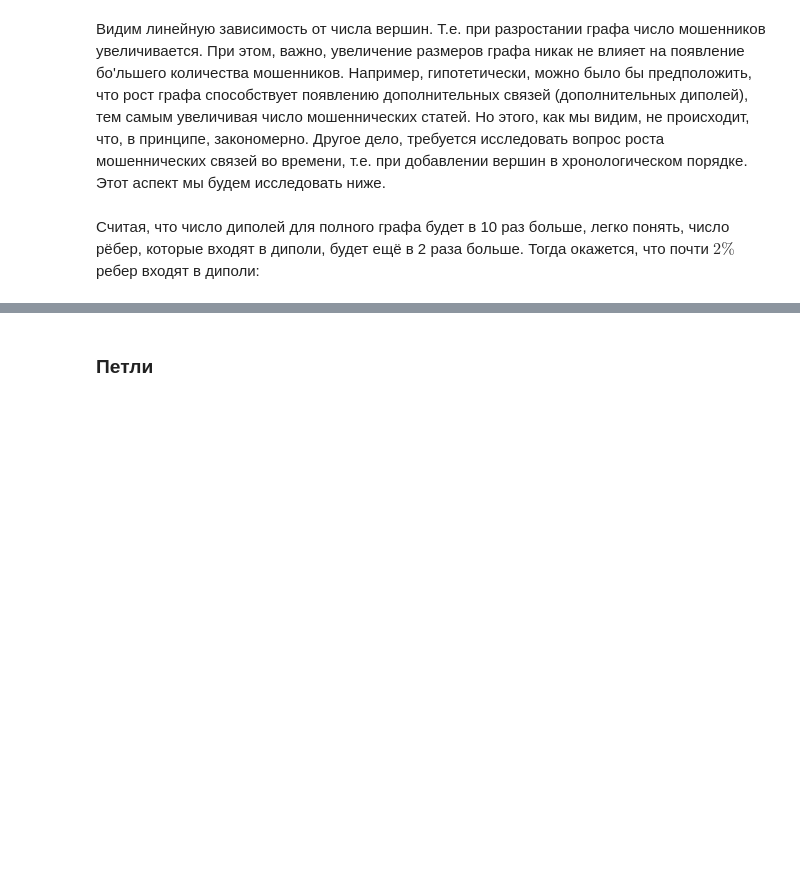
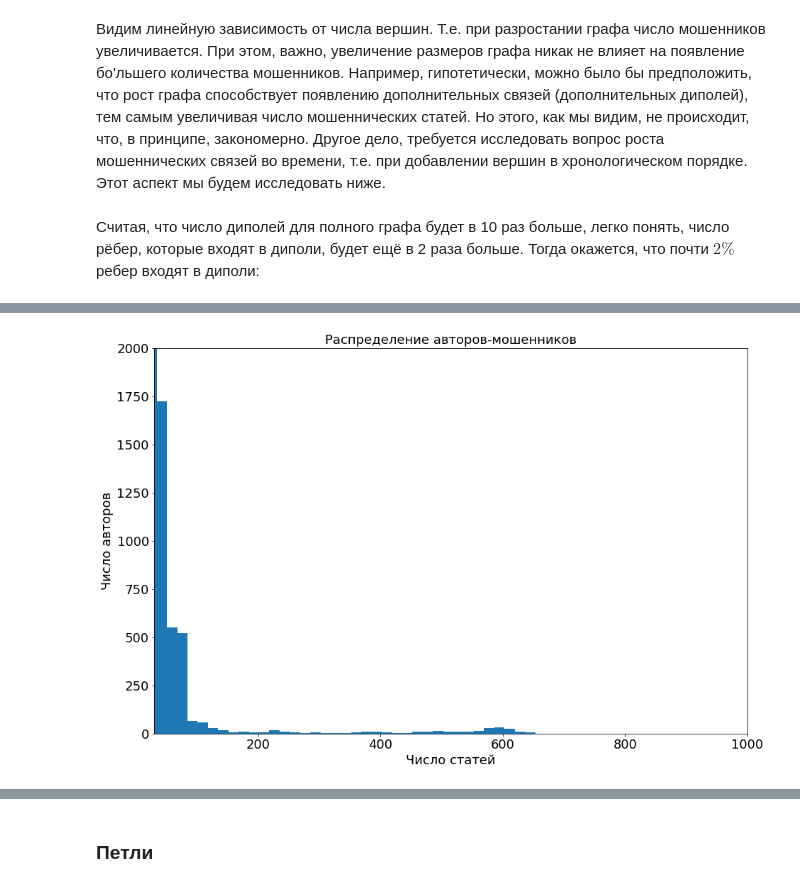
Before and after one commit to Hedgehogues/MSU_PZAD, a Jupyter notebook: HW-graph/Untitled.ipynb, the cells around one changed output, grey strips where cells are left out. Saved outputs shown, nothing was run; the diff lists cells and outputs as text; code cells hidden in the pictures; blank space fills up the shorter version.

```diff
--- a/HW-graph/Untitled.ipynb
+++ b/HW-graph/Untitled.ipynb
@@ -742,0 +779,12 @@ del sizes_subgraph
+# %%
+plt.figure(figsize=(15, 10))
+plt.hist(counts, bins=40)
+plt.xlabel('Число статей', fontsize=18)
+plt.ylabel('Число авторов', fontsize=18)
+plt.xticks(fontsize=18)
+plt.yticks(fontsize=18)
+plt.title('Распределение авторов-мошенников', fontsize=18)
+plt.xlim([30, 1000])
+plt.ylim([0, 2000]);
+# %% [output]
+[figure, added]
```
Also changed, not shown: parts of 37 cells of this notebook.
